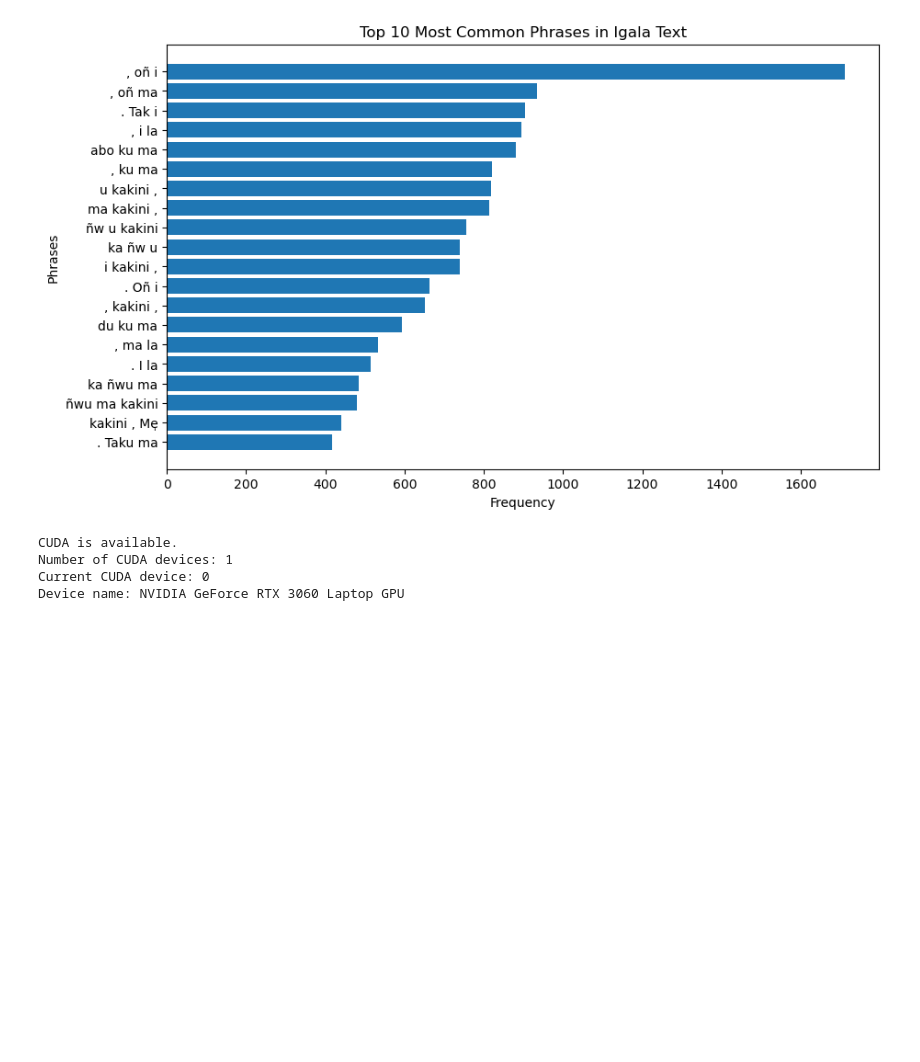
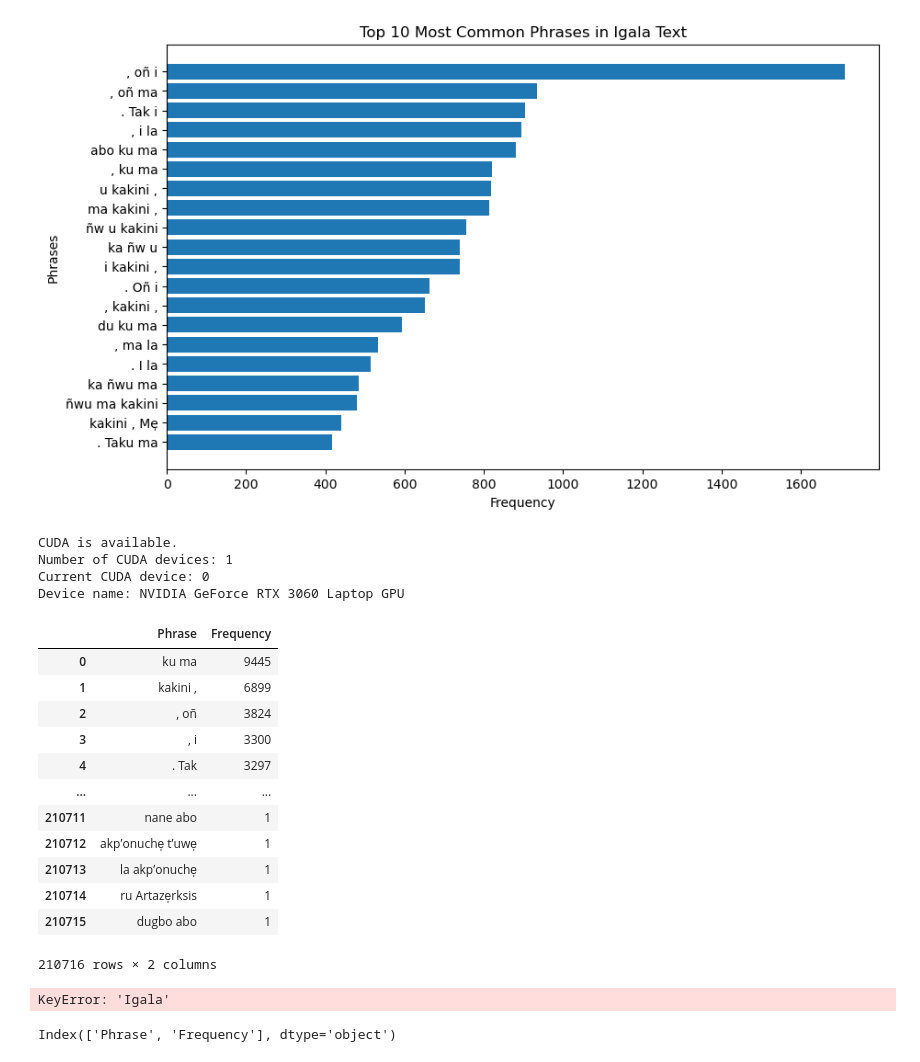
Before and after one commit to Joshuaatanu/igala-data-set, a Jupyter notebook: model.ipynb, the cells around one changed output. Drawn from its saved outputs; the diff is of its cells as text; code cells hidden in the pictures; blank space fills up the shorter version.

```diff
--- a/model.ipynb
+++ b/model.ipynb
@@ -261,0 +298,44 @@ Device name: NVIDIA GeForce RTX 3060 Laptop GPU
+# %%
+pras = pd.read_csv('phrases.csv')
+# %%
+pras
+# %% [output]
+|  | Phrase | Frequency |
+| 0 | ku ma | 9445 |
+| 1 | kakini , | 6899 |
+| 2 | , oñ | 3824 |
+| 3 | , i | 3300 |
+| 4 | . Tak | 3297 |
+| ... | ... | ... |
+| 210711 | nane abo | 1 |
+| 210712 | akpʼonuche̩ tʼuwe̩ | 1 |
+| 210713 | la akpʼonuche̩ | 1 |
+| 210714 | ru Artaze̩rksis | 1 |
+| 210715 | dugbo abo | 1 |
+210716 rows × 2 columns
+# %%
+import pandas as pd
+
+# Load the dataset
+df = pd.read_csv('phrases.csv')
+
+# 1. Handling Missing Values
+# Drop rows with any missing values
+df.dropna(inplace=True)
+
+# 2. Removing Duplicates
+# Drop duplicate rows
+df.drop_duplicates(inplace=True)
+
+# 3. Standardizing Text Data (Optional)
+# Convert text data to lowercase
+df['Igala'] = df['Igala'].str.lower()
+
+# Save the cleaned dataset
+df.to_csv('cleaned_dataset.csv', index=False)
+# %% [output]
+KeyError: 'Igala'
+# %%
+print(df.columns)
+# %% [output]
+Index(['Phrase', 'Frequency'], dtype='object')
```
Also changed, not shown: parts of 11 cells of this notebook, 5 other files.
